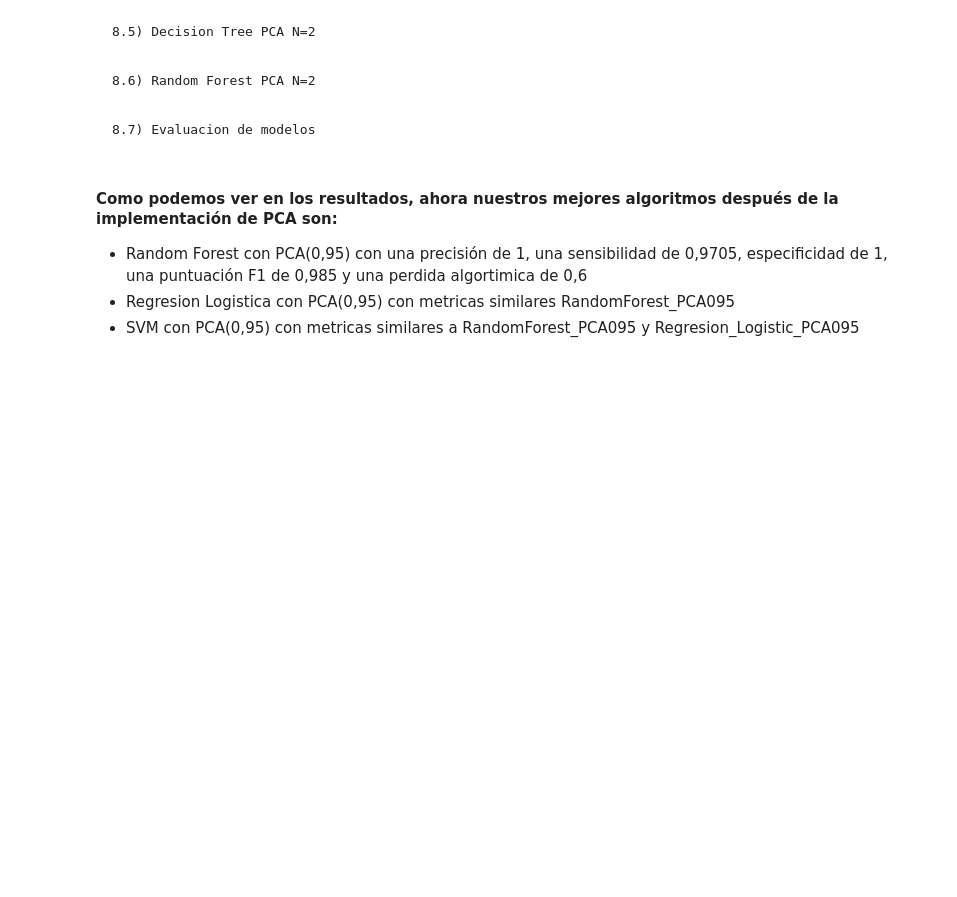
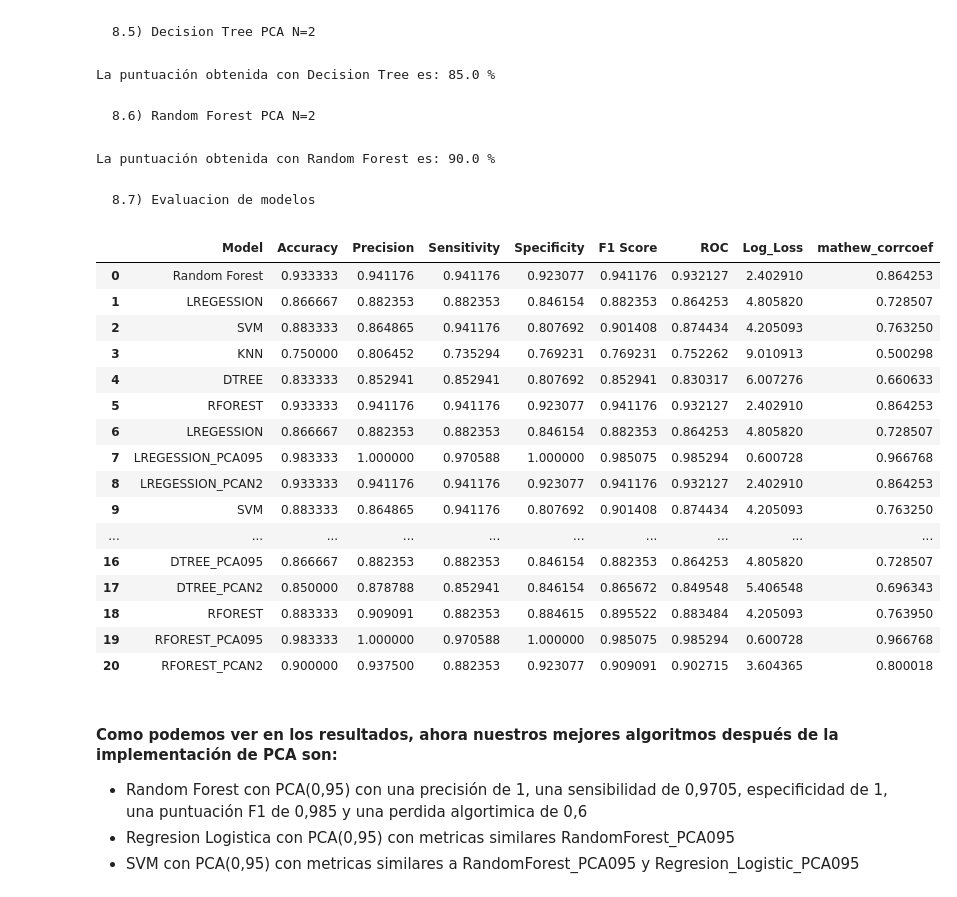
Before and after one commit to crisco85/Data_Science_Project, a Jupyter notebook: Desafio_Clase24/Desafio_EvaluacionML_Cristian_A_Correa.ipynb, the cells around one changed output. Saved outputs shown, nothing was run; the diff lists cells and outputs as text; code cells hidden in the pictures; blank space fills up the shorter version.

```diff
--- a/Desafio_Clase24/Desafio_EvaluacionML_Cristian_A_Correa.ipynb
+++ b/Desafio_Clase24/Desafio_EvaluacionML_Cristian_A_Correa.ipynb
@@ -88,7 +84,7 @@ Mounted at /content/drive
 # %%
 # Importamos el dataset a utilizar
 
-datasetI = pd.read_csv('/content/drive/MyDrive/CoderHouse /Desafio_Clase24/Desafio_Clase24/dataset.csv')
+datasetI = pd.read_csv('dataset.csv')
 
 # Con la función info(), nos va a dar una descripción general de nuestro conjunto de datos,
 # lo que nos va a ayudar a entender mejor su estructura y a tomar decisiones sobre cómo
@@ -595,6 +611,6 @@ for column in models:
     mathew = matthews_corrcoef(Y_test, models[column])
     results =pd.DataFrame([[column,acc, prec,rec,specificity, f1,roc, loss_log,mathew]],
                columns = ['Model', 'Accuracy','Precision', 'Sensitivity','Specificity', 'F1 Score','ROC','Log_Loss','mathew_corrcoef'])
-    model_results = model_results.append(results, ignore_index = True)
+    model_results = model_results._append(results, ignore_index = True)
 
 model_results
@@ -797,6 +859,8 @@ Y_pred_dtree_PCAN2.shape
 score_dtree_PCAN2 = round(accuracy_score(Y_pred_dtree_PCAN2,Y_test)*100,2)
 
 print("La puntuación obtenida con Decision Tree es: "+str(score_dtree_PCAN2)+" %")
+# %% [output]
+La puntuación obtenida con Decision Tree es: 85.0 %
 # %% [markdown]
     8.6) Random Forest PCA N=2
 # %%
@@ -819,6 +883,8 @@ Y_pred_rforest_PCAN2.shape
 score_rforest_PCAN2 = round(accuracy_score(Y_pred_rforest_PCAN2,Y_test)*100,2)
 
 print("La puntuación obtenida con Random Forest es: "+str(score_rforest_PCAN2)+" %")
+# %% [output]
+La puntuación obtenida con Random Forest es: 90.0 %
 # %% [markdown]
     8.7) Evaluacion de modelos
 # %%
@@ -834,34 +900,52 @@ data = {        'LREGESSION': Y_pred_lregression,
                 'DTREE': Y_pred_dtree,
                 'DTREE_PCA095': Y_pred_dtree_PCA095,
                 'DTREE_PCAN2': Y_pred_dtree_PCAN2,
                 'RFOREST': Y_pred_rforest,
                 'RFOREST_PCA095': Y_pred_rforest_PCA095,
                 'RFOREST_PCAN2': Y_pred_rforest_PCAN2,
                  }
 
 models = pd.DataFrame(data)
 
 for column in models:
     CM=confusion_matrix(Y_test,models[column])
 
     TN = CM[0][0]
     FN = CM[1][0]
     TP = CM[1][1]
     FP = CM[0][1]
     specificity = TN/(TN+FP)
     loss_log = log_loss(Y_test, models[column])
     acc= accuracy_score(Y_test, models[column])
     roc=roc_auc_score(Y_test, models[column])
     prec = precision_score(Y_test, models[column])
     rec = recall_score(Y_test, models[column])
     f1 = f1_score(Y_test, models[column])
 
     mathew = matthews_corrcoef(Y_test, models[column])
     results =pd.DataFrame([[column,acc, prec,rec,specificity, f1,roc, loss_log,mathew]],
                columns = ['Model', 'Accuracy','Precision', 'Sensitivity','Specificity', 'F1 Score','ROC','Log_Loss','mathew_corrcoef'])
-    model_results = model_results.append(results, ignore_index = True)
+    model_results = model_results._append(results, ignore_index = True)
 
 model_results
+# %% [output]
+|  | Model | Accuracy | Precision | Sensitivity | Specificity | F1 Score | ROC | Log_Loss | mathew_corrcoef |
+| 0 | Random Forest | 0.933333 | 0.941176 | 0.941176 | 0.923077 | 0.941176 | 0.932127 | 2.402910 | 0.864253 |
+| 1 | LREGESSION | 0.866667 | 0.882353 | 0.882353 | 0.846154 | 0.882353 | 0.864253 | 4.805820 | 0.728507 |
+| 2 | SVM | 0.883333 | 0.864865 | 0.941176 | 0.807692 | 0.901408 | 0.874434 | 4.205093 | 0.763250 |
+| 3 | KNN | 0.750000 | 0.806452 | 0.735294 | 0.769231 | 0.769231 | 0.752262 | 9.010913 | 0.500298 |
+| 4 | DTREE | 0.833333 | 0.852941 | 0.852941 | 0.807692 | 0.852941 | 0.830317 | 6.007276 | 0.660633 |
+| 5 | RFOREST | 0.933333 | 0.941176 | 0.941176 | 0.923077 | 0.941176 | 0.932127 | 2.402910 | 0.864253 |
+| 6 | LREGESSION | 0.866667 | 0.882353 | 0.882353 | 0.846154 | 0.882353 | 0.864253 | 4.805820 | 0.728507 |
+| 7 | LREGESSION_PCA095 | 0.983333 | 1.000000 | 0.970588 | 1.000000 | 0.985075 | 0.985294 | 0.600728 | 0.966768 |
+| 8 | LREGESSION_PCAN2 | 0.933333 | 0.941176 | 0.941176 | 0.923077 | 0.941176 | 0.932127 | 2.402910 | 0.864253 |
+| 9 | SVM | 0.883333 | 0.864865 | 0.941176 | 0.807692 | 0.901408 | 0.874434 | 4.205093 | 0.763250 |
+| ... | ... | ... | ... | ... | ... | ... | ... | ... | ... |
+| 16 | DTREE_PCA095 | 0.866667 | 0.882353 | 0.882353 | 0.846154 | 0.882353 | 0.864253 | 4.805820 | 0.728507 |
+| 17 | DTREE_PCAN2 | 0.850000 | 0.878788 | 0.852941 | 0.846154 | 0.865672 | 0.849548 | 5.406548 | 0.696343 |
+| 18 | RFOREST | 0.883333 | 0.909091 | 0.882353 | 0.884615 | 0.895522 | 0.883484 | 4.205093 | 0.763950 |
+| 19 | RFOREST_PCA095 | 0.983333 | 1.000000 | 0.970588 | 1.000000 | 0.985075 | 0.985294 | 0.600728 | 0.966768 |
+| 20 | RFOREST_PCAN2 | 0.900000 | 0.937500 | 0.882353 | 0.923077 | 0.909091 | 0.902715 | 3.604365 | 0.800018 |
 # %% [markdown]
 #### Como podemos ver en los resultados, ahora nuestros mejores algoritmos después de la implementación de PCA son:
 * Random Forest con PCA(0,95) con una precisión de 1, una sensibilidad de 0,9705, especificidad de 1, una puntuación F1 de 0,985 y una perdida algortimica de 0,6
```
Also changed, not shown: parts of 27 cells of this notebook.
